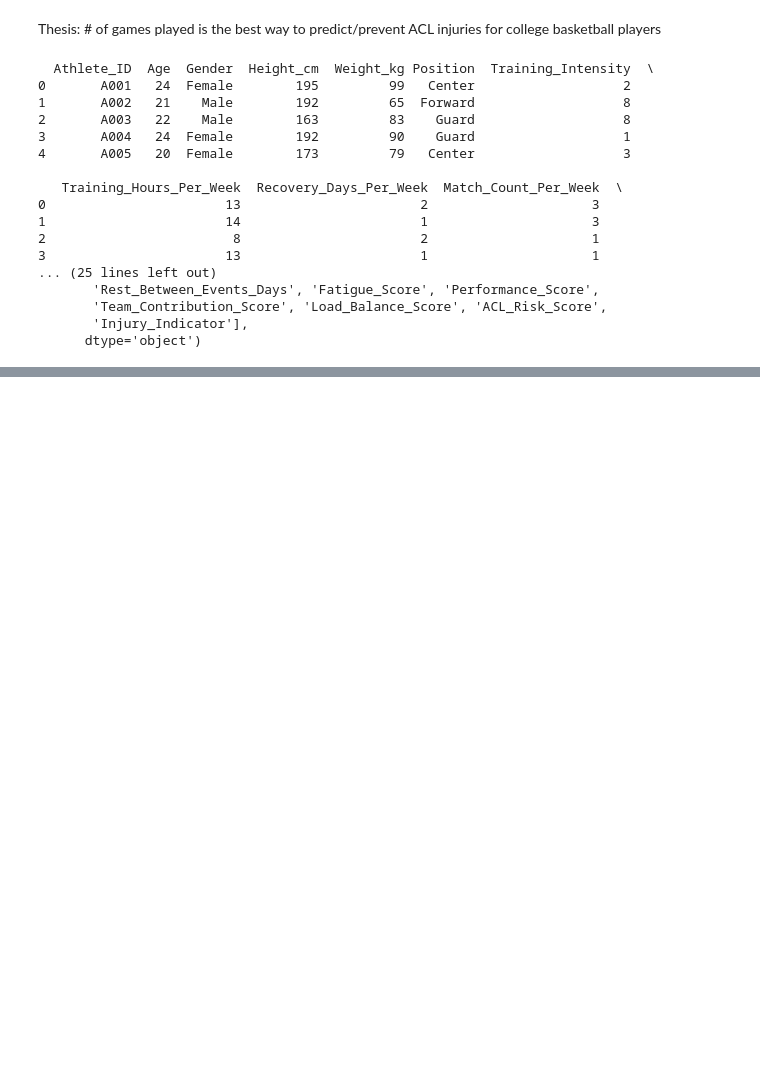
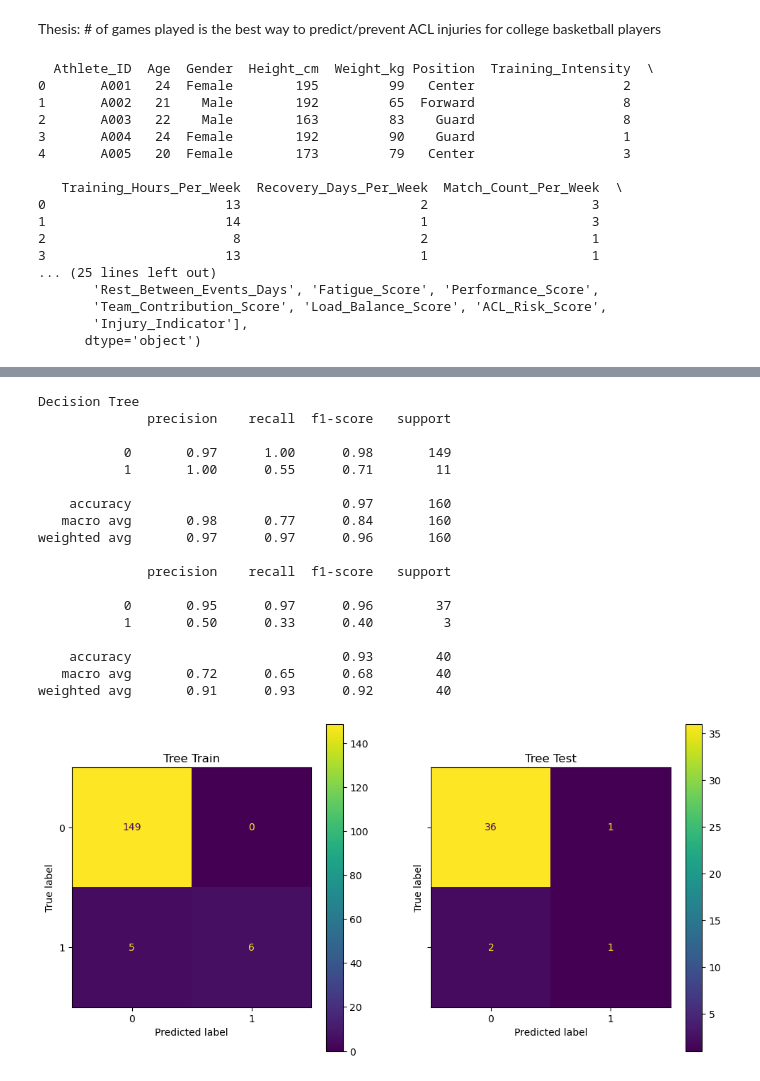
Before and after one commit to Jacksonmb/Boyle_ACLinjuries, a Jupyter notebook: Boyle_ACLInjuries.ipynb, the cells around one changed output, grey strips where cells are left out. Drawn from its saved outputs; the diff is of its cells as text; code cells hidden in the pictures; blank space fills up the shorter version.

```diff
--- a/Boyle_ACLInjuries.ipynb
+++ b/Boyle_ACLInjuries.ipynb
@@ -69,0 +69,46 @@ To https://github.com/Jacksonmb/Boyle_ACLinjuries.git
+# %%
+X_selected = df[['Recovery_Days_Per_Week', 'Fatigue_Score', 'Load_Balance_Score']]
+# chooses the features that are most correlated with the target variable, injury indicator
+# %%
+# split data into training and test sets
+X_train, X_test, y_train, y_test = train_test_split(
+    X_selected, y, test_size=0.2, random_state=21)
+# %%
+# runs a decision tree model ro predict injury indicator
+tree_clf = DecisionTreeClassifier(max_depth=4)
+tree_clf.fit(X_train, y_train)
+y_tree_train = tree_clf.predict(X_train)
+y_tree_test  = tree_clf.predict(X_test)
+
+# prints the results of the decision tree model
+print("Decision Tree")
+print(classification_report(y_train, y_tree_train))
+print(classification_report(y_test,  y_tree_test))
+
+# creates and plots confusion matrices for the decision tree model
+fig, axes = plt.subplots(1, 2, figsize=(12, 6), sharey=True)
+ConfusionMatrixDisplay.from_predictions(y_train, y_tree_train, ax=axes[0])
+axes[0].set_title("Tree Train")
+ConfusionMatrixDisplay.from_predictions(y_test, y_tree_test,   ax=axes[1])
+axes[1].set_title("Tree Test")
+plt.show()
+# %% [output]
+Decision Tree
+              precision    recall  f1-score   support
+
+           0       0.97      1.00      0.98       149
+           1       1.00      0.55      0.71        11
+
+    accuracy                           0.97       160
+   macro avg       0.98      0.77      0.84       160
+weighted avg       0.97      0.97      0.96       160
+
+              precision    recall  f1-score   support
+
+           0       0.95      0.97      0.96        37
+           1       0.50      0.33      0.40         3
+
+    accuracy                           0.93        40
+   macro avg       0.72      0.65      0.68        40
+weighted avg       0.91      0.93      0.92        40
+[figure, added]
```
Also changed, not shown: parts of 6 cells of this notebook.
